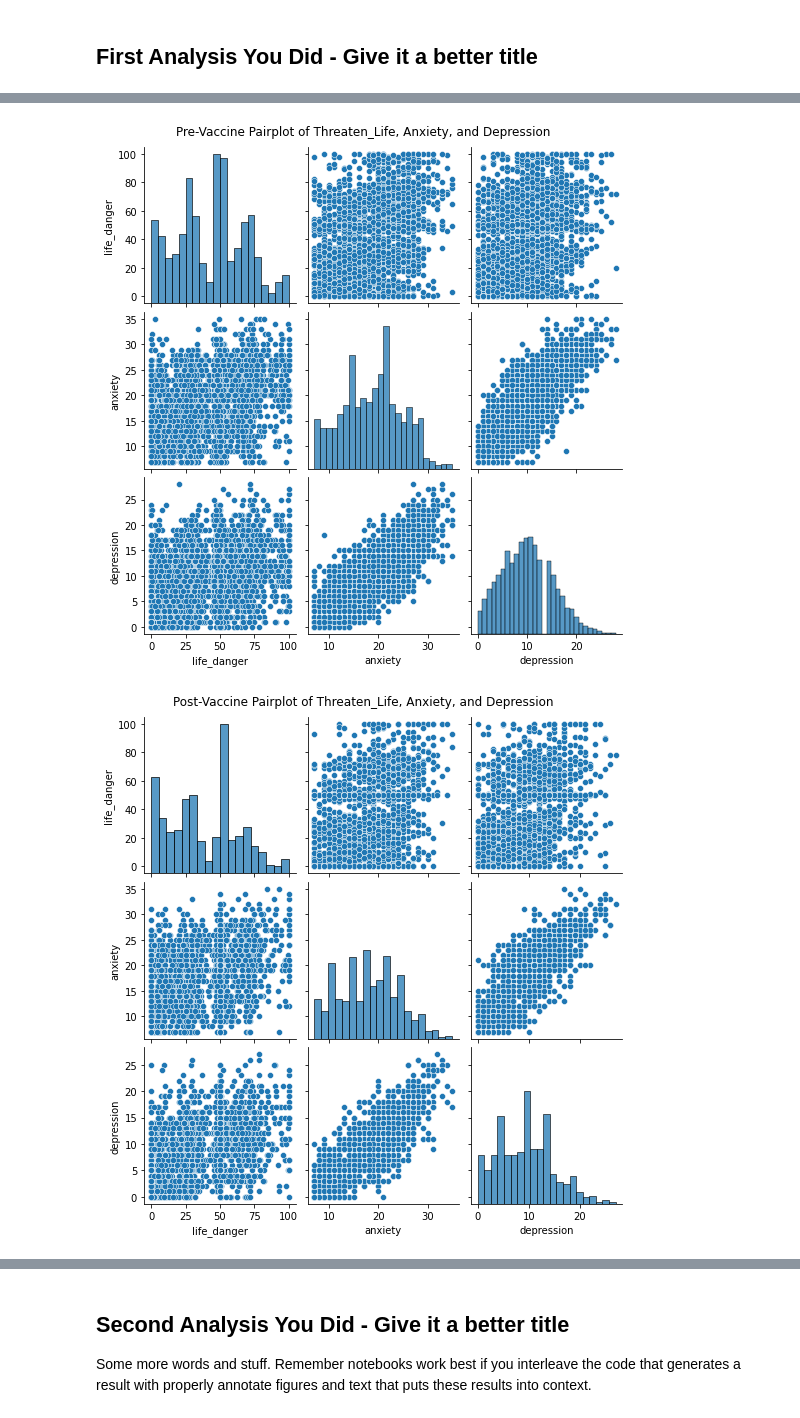
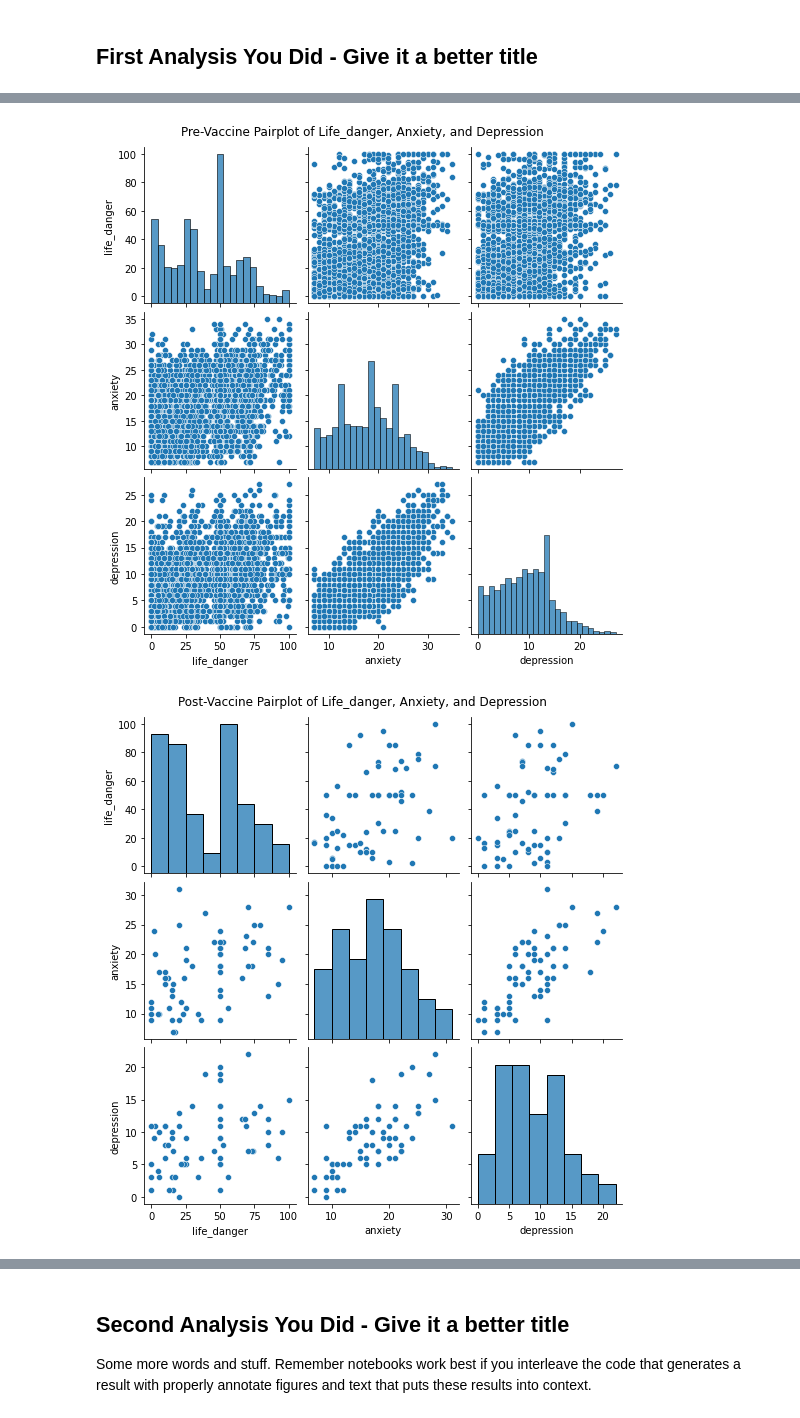
Before and after one commit to jkondo14/Group110_WI24, a Jupyter notebook: FinalProject_Group110_WI24.ipynb, the cells around one changed output, grey strips where cells are left out. Drawn from its saved outputs; the diff is of its cells as text; code cells hidden in the pictures.

```diff
--- a/FinalProject_Group110_WI24.ipynb
+++ b/FinalProject_Group110_WI24.ipynb
@@ -354,16 +354,23 @@ Given the multitude of variables in our dataset related to each mothers backgrou
 Furthermore, some other trends in our dataset amongst our variables were majority of our mothers were high or middle class, and majority spoke english with some french speakers (as our dataset comes from canadian population), and the absolute majority of our mothers received a college degree. The histograms for depression and anxiety scores hint at potential outliers in the higher score ranges, but these could just be cases of severe anxiety or depression, potentially people with overlapping conditions. In terms of our birth data weight and gestational age distributions seemed relatively clean, with no extreme outliers present. It will be important to keep in mind when we start running our models how we clean our data if we choose to reevaluate how we choose our null values or distributions, as we have some ranges to define relative to publicly known depression and birth knowledge (i.e how we compared values to the WHO).
 # %% [markdown]
 ## First Analysis You Did - Give it a better title
+# %%
+# Classify births as either problematic or not depending on the birth outcomes
+df['prob_preg'] = ((df['birth_weight_g'] < 2500) | (df['delivery'] == 'C') | (df['NICU'] == 1) | (df['birth_age_wk'] < 37)).astype(int)
 # %%
+
 # Now, define your date ranges for the prevaccine and postvaccine periods
-#prevaccine_start = pd.to_datetime('2020-04-01')
-prevaccine_end = pd.to_datetime('2020-12-13')
-postvaccine_start = pd.to_datetime('2020-12-14')
-#postvaccine_end = pd.to_datetime('2022-09-01')
+# Vaccine started 2020-12-14, so 40 weeks past this date puts us at 2021-9-20
+# But also, to keep it relatively equal, we will only look at the 12 months leading up to the vaccine start
+# As our post dataframe only ranges 12 months
+prevaccine_start = pd.to_datetime('2020-10-1')
+prevaccine_end = pd.to_datetime('2021-9-19')
+postvaccine_start = pd.to_datetime('2021-9-20')
+
 
 # Filter the DataFrame for prevaccine and postvaccine periods
-prevaccine_df = df[(df['birth_date'] <= prevaccine_end)] #(df['birth_date'] >= prevaccine_start) &
-postvaccine_df = df[(df['birth_date'] >= postvaccine_start)] #& (df['birth_date'] <= postvaccine_end)]
+prevaccine_df = df[(df['birth_date'] <= prevaccine_end) & (df['birth_date'] >= prevaccine_start)]
+postvaccine_df = df[(df['birth_date'] >= postvaccine_start)]
 
 # Number of rows in the prevaccine subset
 num_rows_prevaccine = prevaccine_df.shape[0]
@@ -373,7 +380,7 @@ num_rows_postvaccine = postvaccine_df.shape[0]
 
 # Print the results
 print(f"Number of rows in the prevaccine subset: {num_rows_prevaccine}")
-print(f"Number of rows in the postvaccine subset: {num_rows_postvaccine}")
+print(f"Number of riws in the postvaccine subset: {num_rows_postvaccine}")
 prevaccine_df.birth_date.value_counts().sort_index()
 postvaccine_df
 # %% [output]
@@ -394,0 +445,3 @@ Number of rows in the postvaccine subset: 1886
+# %%
+postvaccine_df = postvaccine_df.sort_values(by='birth_date')
+postvaccine_df
@@ -443,15 +507,15 @@ It is also important to note that the intercepts, which indicate the expected bi
 # %%
 # Perform pairplots for each subset
 pairplot_pre = sns.pairplot(prevaccine_df[['life_danger', 'anxiety', 'depression']])
-pairplot_pre.fig.suptitle('Pre-Vaccine Pairplot of Threaten_Life, Anxiety, and Depression', y=1.02)
+pairplot_pre.fig.suptitle('Pre-Vaccine Pairplot of Life_danger, Anxiety, and Depression', y=1.02)
 
 pairplot_post = sns.pairplot(postvaccine_df[['life_danger', 'anxiety', 'depression']])
-pairplot_post.fig.suptitle('Post-Vaccine Pairplot of Threaten_Life, Anxiety, and Depression', y=1.02)
+pairplot_post.fig.suptitle('Post-Vaccine Pairplot of Life_danger, Anxiety, and Depression', y=1.02)
 
 plt.show()
 # %% [output]
-[figure, old version]
+[figure, new version]
-[figure, old version]
+[figure, new version]
 # %% [markdown]
 **Pre-Vaccine Pairplot:**
 
```
Also changed, not shown: parts of 20 cells of this notebook.
